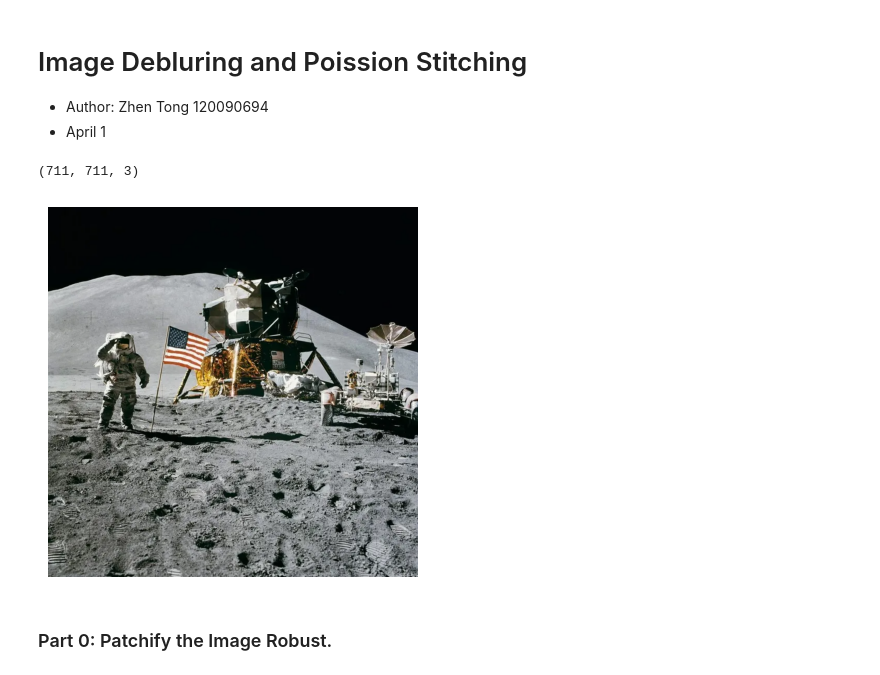
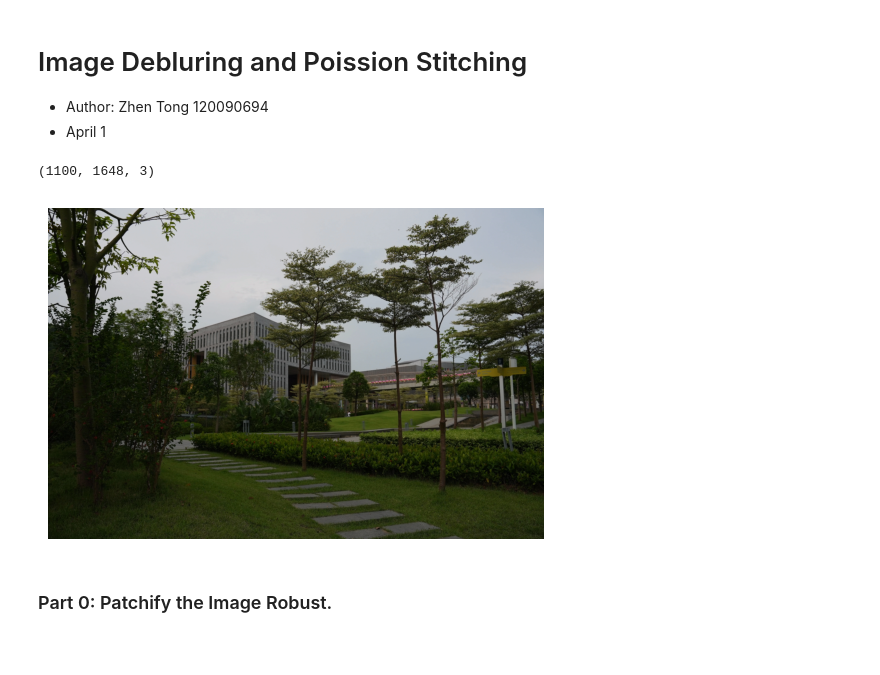
Before and after one commit to 58191554/DDA4310-Computational-Imaging, a Jupyter notebook: hw4/src/notebook.ipynb, the cells around one changed output. Drawn from its saved outputs; the diff is of its cells as text; code cells hidden in the pictures; blank space fills up the shorter version.

```diff
--- a/hw4/src/notebook.ipynb
+++ b/hw4/src/notebook.ipynb
@@ -85,16 +85,16 @@ def normalize_rgb(X):
     return Y.astype(int)
 # %%
 # img_path = "../data/a44w9-kvhmn.jpg"
-img_path = "../data/Apollo_15_flag_rover_LM_Irwin-1200x1200.jpg"
-# img_path = "../data/gzs.png"
+# img_path = "../data/Apollo_15_flag_rover_LM_Irwin-1200x1200.jpg"
+img_path = "../data/gzs.png"
 src_img = cv2.imread(img_path)
 src_img = cv2.cvtColor(src_img, cv2.COLOR_BGR2RGB);
 plt.imshow(src_img)
 plt.axis("off")
 print(src_img.shape)
 # %% [output]
-(711, 711, 3)
+(1100, 1648, 3)
-[figure, old version]
+[figure, new version]
 # %% [markdown]
 ### Part 0: Patchify the Image Robust.
 # %%
```
Also changed, not shown: parts of 7 cells of this notebook, 14 other files.
